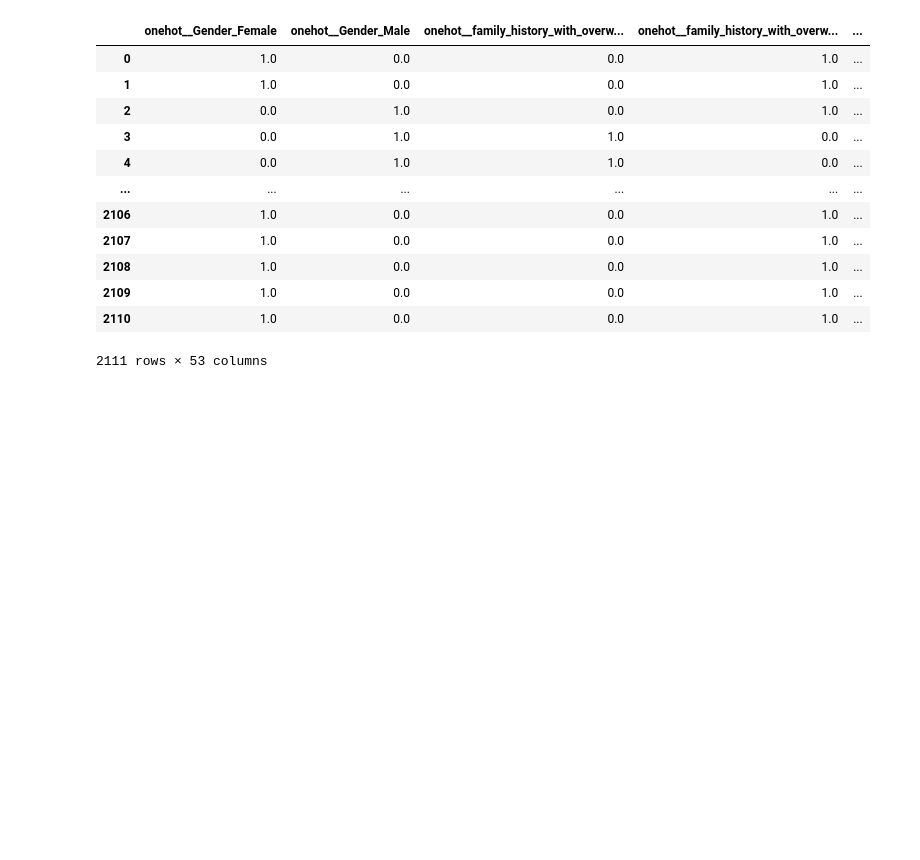
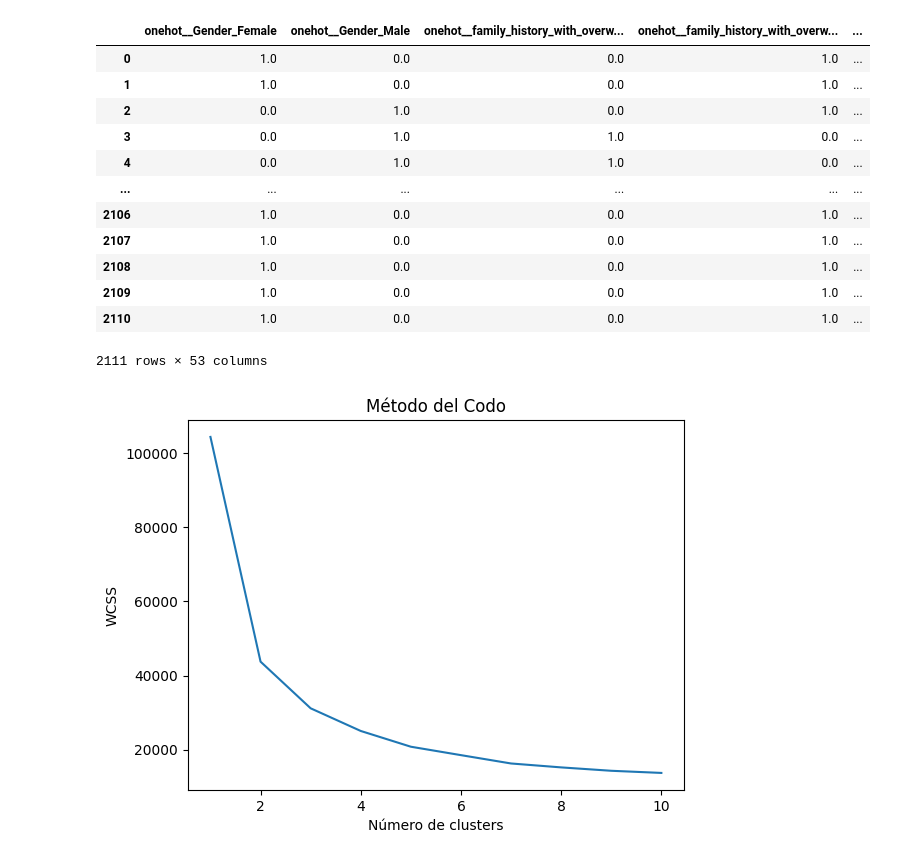
Before and after one commit to srodriguezc91/Proyecto_final_ML_V1, a Jupyter notebook: Código/1_Exploracion_datos.ipynb, the cells around one changed output. Drawn from its saved outputs; the diff is of its cells as text; code cells hidden in the pictures; blank space fills up the shorter version.

Commit message:
modified:   "C\303\263digo/1_Exploracion_datos.ipynb" 	modified:   "C\303\263digo/2_aprendizaje_supervisado.ipynb"

```diff
--- a/Código/1_Exploracion_datos.ipynb
+++ b/Código/1_Exploracion_datos.ipynb
@@ -496,3 +496,100 @@ transformed_data
 # %%
 # Guardar el DataFrame como archivo CSV
 transformed_data.to_csv('../Datos/transformed_data.csv', index=False)
+# %%
+import pandas as pd
+from sklearn.preprocessing import LabelEncoder
+from sklearn.model_selection import train_test_split
+import tensorflow as tf
+from tensorflow import keras
+from tensorflow.keras import layers
+import matplotlib.pyplot as plt
+
+ruta_bd = "../Datos/ObesityDataSet_raw_and_data_sinthetic.csv"
+
+datoss = pd.read_csv(ruta_bd)
+
+encoder = LabelEncoder()
+datoss['Gender2'] = encoder.fit_transform(datoss['Gender'])
+datoss['family_history_with_overweight2'] = encoder.fit_transform(datoss['family_history_with_overweight'])
+datoss['FAVC2'] = encoder.fit_transform(datoss['FAVC'])
+datoss['CAEC2'] = encoder.fit_transform(datoss['CAEC'])
+datoss['SMOKE2'] = encoder.fit_transform(datoss['SMOKE'])
+datoss['SCC2'] = encoder.fit_transform(datoss['SCC'])
+datoss['CALC2'] = encoder.fit_transform(datoss['CALC'])
+datoss['MTRANS2'] = encoder.fit_transform(datoss['MTRANS'])
+datoss['FCVC2'] = round(datoss['FCVC'], 0)
+datoss['TUE2'] = round(datoss['TUE'], 0)
+datoss['NCP2'] = round(datoss['NCP'], 0)
+datoss['CH2O2'] = round(datoss['CH2O'], 0)
+datoss['FAF2'] = round(datoss['FAF'], 0)
+datoss['NObeyesdad2'] = encoder.fit_transform(datoss['NObeyesdad'])
+
+# Seleccionar las variables de interés
+variables = ['Age', 'FCVC2', 'NCP2', 'CH2O2', 'FAF2', 'TUE2','Gender2',
+             'family_history_with_overweight2','FAVC2','CAEC2','SMOKE2',
+             'SCC2','CALC2','MTRANS2','NObeyesdad2']
+
+Xx = datoss [variables]
+
+# Determinar el número óptimo de clusters
+from sklearn.cluster import KMeans
+wcss = []
+for i in range(1, 11):
+    kmeans = KMeans(n_clusters=i, init='k-means++', max_iter=300, n_init=10, random_state=0)
+    kmeans.fit(Xx)
+    wcss.append(kmeans.inertia_)
+
+plt.plot(range(1, 11), wcss)
+plt.title('Método del Codo')
+plt.xlabel('Número de clusters')
+plt.ylabel('WCSS')
+plt.show()
+
+# Aplicar K-means con el número óptimo de clusters
+num_clusters = 4  # Sustituir por el número óptimo de clusters identificado
+kmeans = KMeans(n_clusters=num_clusters, init='k-means++', max_iter=300, n_init=10, random_state=0)
+kmeans.fit(Xx)
+etiquetas = kmeans.labels_
+
+variables_a_eliminar = ['Gender', 'family_history_with_overweight', 'FAVC', 'CAEC', 'SMOKE', 'SCC', 'CALC', 'MTRANS','NObeyesdad']
+
+datoss = datoss.drop(variables_a_eliminar, axis=1)
+
+# Agregar las etiquetas de los clusters al DataFrame original
+datoss['Cluster'] = etiquetas
+
+# Visualizar los resultados
+print(datoss.groupby('Cluster').mean())
+
+
+import matplotlib.pyplot as plt
+from mpl_toolkits.mplot3d import Axes3D
+
+# Filtrar los datos para los 4 clusters
+cluster_1 = datoss[datoss['Cluster'] == 0]
+cluster_2 = datoss[datoss['Cluster'] == 1]
+cluster_3 = datoss[datoss['Cluster'] == 2]
+cluster_4 = datoss[datoss['Cluster'] == 3]
+
+# Crear una figura 3D
+fig = plt.figure(figsize=(8, 6))
+ax = fig.add_subplot(111, projection='3d')
+
+# Graficar los 4 clusters en 3D
+ax.scatter(cluster_1[variables[0]], cluster_1[variables[1]], cluster_1[variables[2]], c='r', label='Cluster 1')
+ax.scatter(cluster_2[variables[0]], cluster_2[variables[1]], cluster_2[variables[2]], c='b', label='Cluster 2')
+ax.scatter(cluster_3[variables[0]], cluster_3[variables[1]], cluster_3[variables[2]], c='g', label='Cluster 3')
+ax.scatter(cluster_4[variables[0]], cluster_4[variables[1]], cluster_4[variables[2]], c='y', label='Cluster 4')
+
+# Agregar etiquetas y leyenda
+ax.set_xlabel(variables[5])
+ax.set_ylabel(variables[0])
+ax.set_zlabel(variables[3])
+ax.set_title('Gráfico 3D de los 4 clusters')
+ax.legend()
+
+# Mostrar el gráfico
+plt.show()
+# %% [output]
+[figure, added]
```
Also changed, not shown: parts of 1 cell of this notebook, 1 other file.
